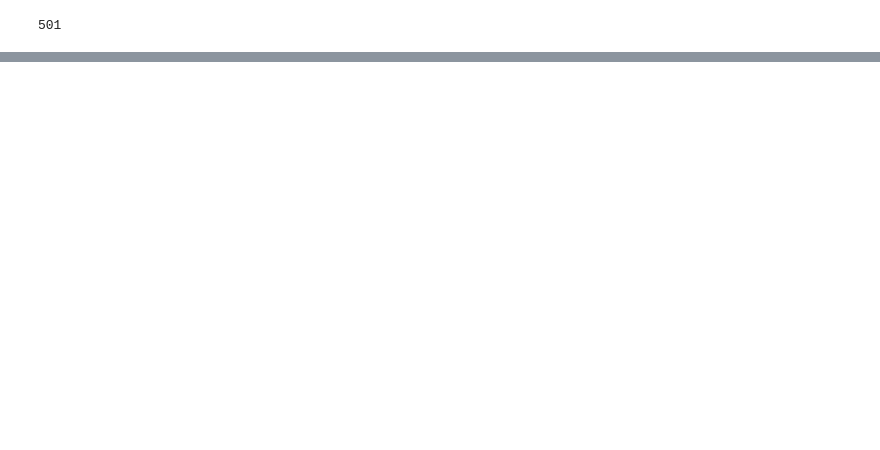
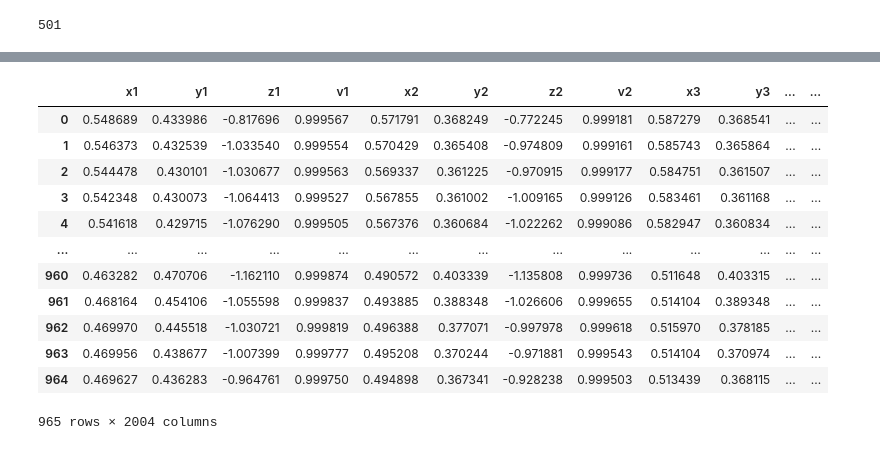
Before and after one commit to shrutiiiiin/BodyEmotion--Detection-MediaPie, a Jupyter notebook: AI_emotion_detection.ipynb, the cells around one changed output, grey strips where cells are left out. Drawn from its saved outputs; the diff is of its cells as text; code cells hidden in the pictures; blank space fills up the shorter version.

```diff
--- a/AI_emotion_detection.ipynb
+++ b/AI_emotion_detection.ipynb
@@ -158,0 +170,2 @@ cv2.destroyAllWindows()
+# %%
+df = pd.read_csv('coords.csv')
@@ -158,0 +196,18 @@ cv2.destroyAllWindows()
+# %%
+x = df.drop('class', axis = 1)
+# %%
+x
+# %% [output]
+|  | x1 | y1 | z1 | v1 | x2 | y2 | z2 | v2 | x3 | y3 | ... | ... |
+| 0 | 0.548689 | 0.433986 | -0.817696 | 0.999567 | 0.571791 | 0.368249 | -0.772245 | 0.999181 | 0.587279 | 0.368541 | ... | ... |
+| 1 | 0.546373 | 0.432539 | -1.033540 | 0.999554 | 0.570429 | 0.365408 | -0.974809 | 0.999161 | 0.585743 | 0.365864 | ... | ... |
+| 2 | 0.544478 | 0.430101 | -1.030677 | 0.999563 | 0.569337 | 0.361225 | -0.970915 | 0.999177 | 0.584751 | 0.361507 | ... | ... |
+| 3 | 0.542348 | 0.430073 | -1.064413 | 0.999527 | 0.567855 | 0.361002 | -1.009165 | 0.999126 | 0.583461 | 0.361168 | ... | ... |
+| 4 | 0.541618 | 0.429715 | -1.076290 | 0.999505 | 0.567376 | 0.360684 | -1.022262 | 0.999086 | 0.582947 | 0.360834 | ... | ... |
+| ... | ... | ... | ... | ... | ... | ... | ... | ... | ... | ... | ... | ... |
+| 960 | 0.463282 | 0.470706 | -1.162110 | 0.999874 | 0.490572 | 0.403339 | -1.135808 | 0.999736 | 0.511648 | 0.403315 | ... | ... |
+| 961 | 0.468164 | 0.454106 | -1.055598 | 0.999837 | 0.493885 | 0.388348 | -1.026606 | 0.999655 | 0.514104 | 0.389348 | ... | ... |
+| 962 | 0.469970 | 0.445518 | -1.030721 | 0.999819 | 0.496388 | 0.377071 | -0.997978 | 0.999618 | 0.515970 | 0.378185 | ... | ... |
+| 963 | 0.469956 | 0.438677 | -1.007399 | 0.999777 | 0.495208 | 0.370244 | -0.971881 | 0.999543 | 0.514104 | 0.370974 | ... | ... |
+| 964 | 0.469627 | 0.436283 | -0.964761 | 0.999750 | 0.494898 | 0.367341 | -0.928238 | 0.999503 | 0.513439 | 0.368115 | ... | ... |
+965 rows × 2004 columns
```
Also changed, not shown: parts of 20 cells of this notebook.
